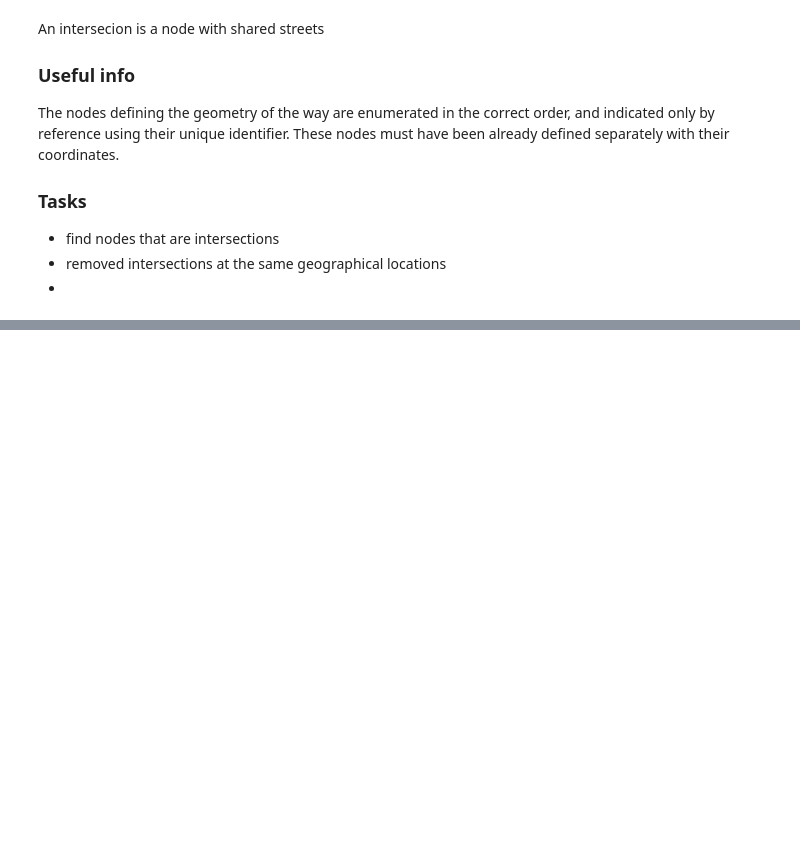
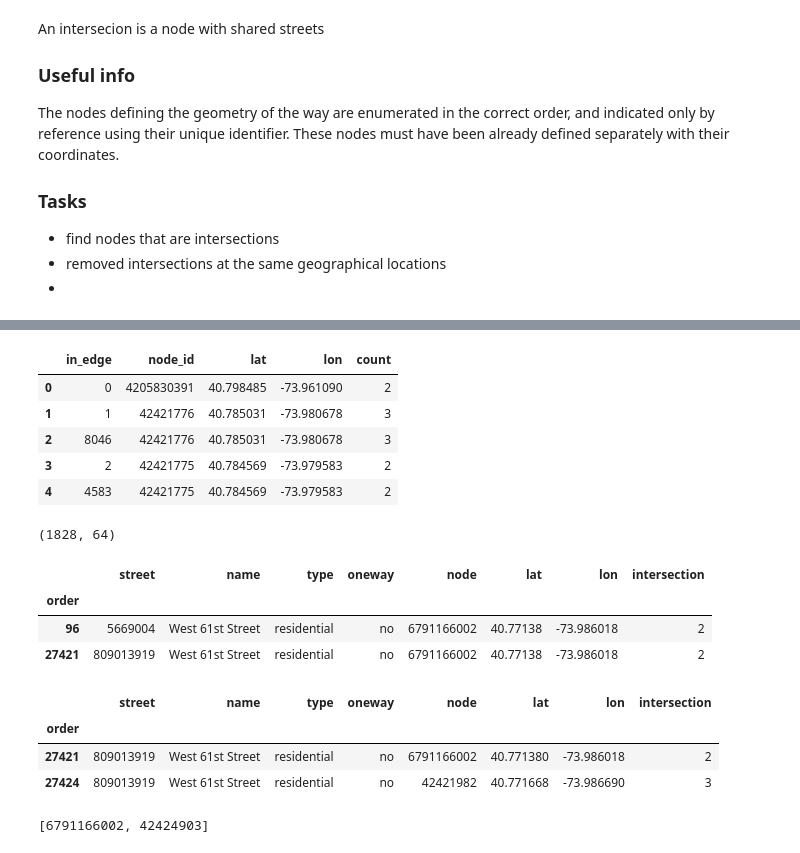
Before and after one commit to MrRobboWilliamson/ride-share, a Jupyter notebook: datasets/ProcessStreets.ipynb, the cells around one changed output, grey strips where cells are left out. Cells and saved outputs as stored; diff of their text form; code cells hidden in the pictures; blank space fills up the shorter version.

```diff
--- a/datasets/ProcessStreets.ipynb
+++ b/datasets/ProcessStreets.ipynb
@@ -85,0 +119,61 @@ viz.show()
+# %%
+# now create df that has the in and out edges
+edge_ids = edges.reset_index().rename(columns=dict(index='edge_id')).\
+    loc[:,['edge_id','start','end']]
+in_edges = edge_ids.loc[:,['edge_id','end']].\
+    join(inter_df,on=['end'],how='inner').rename(
+    columns=dict(edge_id='in_edge',end="node_id")).reset_index(drop=True)
+out_edges = edge_ids.loc[:,['edge_id','start']].\
+    join(inter_df,on=['start'],how='inner').rename(
+    columns=dict(edge_id='out_edge',start='node_id')).reset_index(drop=True)
+in_edges.head()
+# %% [output]
+|  | in_edge | node_id | lat | lon | count |
+| 0 | 0 | 4205830391 | 40.798485 | -73.961090 | 2 |
+| 1 | 1 | 42421776 | 40.785031 | -73.980678 | 3 |
+| 2 | 8046 | 42421776 | 40.785031 | -73.980678 | 3 |
+| 3 | 2 | 42421775 | 40.784569 | -73.979583 | 2 |
+| 4 | 4583 | 42421775 | 40.784569 | -73.979583 | 2 |
+# %%
+# so now find nodes with two street intersections
+# and join with only a street of the same name
+in_bynode = in_edges.groupby(['node_id'])
+out_bynode = out_edges.groupby(['node_id'])
+odds = []
+errors = []
+for node in inter_df[inter_df['count']==2].index.values:
+
+    try:
+        # get the in/out edges for this node
+        ins = in_bynode.get_group(node)
+        outs = out_bynode.get_group(node)
+    except KeyError as ke:\
+        errors.append(ke.args[0])
+
+    if len(ins) > 1 or len(outs) > 1:
+
+#         print(ins.head(),len(ins))
+#         print(outs.head(),len(outs))
+        odds.append(node)
+
+len(odds),len(errors)
+# %% [output]
+(1828, 64)
+# %%
+street_links[street_links['node']==6791166002]
+# %% [output]
+|  | street | name | type | oneway | node | lat | lon | intersection |
+| order |  |  |  |  |  |  |  |  |
+| 96 | 5669004 | West 61st Street | residential | no | 6791166002 | 40.77138 | -73.986018 | 2 |
+| 27421 | 809013919 | West 61st Street | residential | no | 6791166002 | 40.77138 | -73.986018 | 2 |
+# %%
+street_links[street_links['street']==809013919]
+# %% [output]
+|  | street | name | type | oneway | node | lat | lon | intersection |
+| order |  |  |  |  |  |  |  |  |
+| 27421 | 809013919 | West 61st Street | residential | no | 6791166002 | 40.771380 | -73.986018 | 2 |
+| 27424 | 809013919 | West 61st Street | residential | no | 42421982 | 40.771668 | -73.986690 | 3 |
+# %%
+errors[:2]
+# %% [output]
+[6791166002, 42424903]
```
Also changed, not shown: parts of 8 cells of this notebook, 4 other files.
